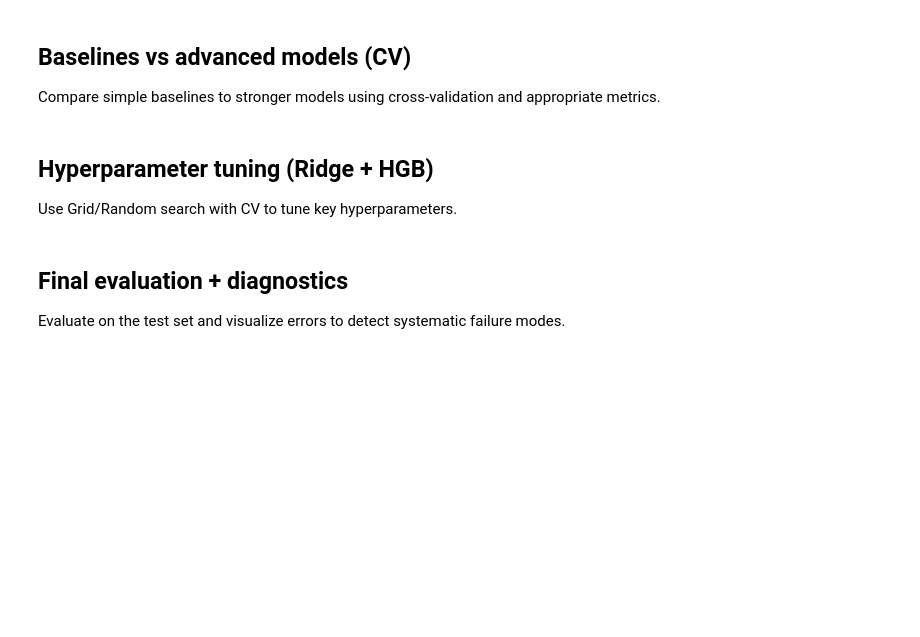
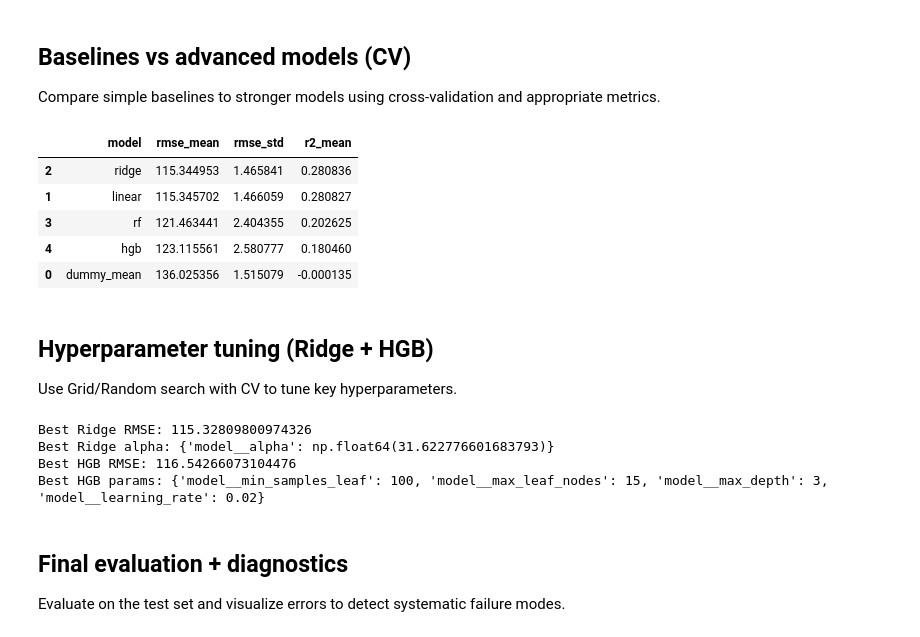
Before and after one commit to Brainfeed-1996/advanced-ml-mastery-collection, a Jupyter notebook: 01-Regression/Linear-Regression-Real-Estate.ipynb, the cells around one changed output. Drawn from its saved outputs; the diff is of its cells as text; code cells hidden in the pictures; blank space fills up the shorter version.

```diff
--- a/01-Regression/Linear-Regression-Real-Estate.ipynb
+++ b/01-Regression/Linear-Regression-Real-Estate.ipynb
@@ -115,35 +188,42 @@ preprocess = Pipeline(steps=[
     ('imputer', SimpleImputer(strategy='median')),
     ('scaler', StandardScaler()),
 ])
 
 ct = ColumnTransformer([('num', preprocess, num_cols)], remainder='drop')
 
 models = {
     'dummy_mean': DummyRegressor(strategy='mean'),
     'linear': LinearRegression(),
     'ridge': Ridge(alpha=1.0, random_state=SEED),
-    'rf': RandomForestRegressor(n_estimators=300, random_state=SEED, n_jobs=-1),
+    'rf': RandomForestRegressor(n_estimators=120, random_state=SEED, n_jobs=-1),
     'hgb': HistGradientBoostingRegressor(random_state=SEED),
 }
 
-cv = KFold(n_splits=5, shuffle=True, random_state=SEED)
+cv = KFold(n_splits=3, shuffle=True, random_state=SEED)
 
 scoring = {'rmse': 'neg_root_mean_squared_error', 'r2': 'r2'}
 
 rows = []
 for name, model in models.items():
     pipe = Pipeline([('prep', ct), ('model', model)])
     res = cross_validate(pipe, X_train, y_train, cv=cv, scoring=scoring, n_jobs=-1, return_train_score=False)
     rows.append({
         'model': name,
         'rmse_mean': -res['test_rmse'].mean(),
         'rmse_std': res['test_rmse'].std(),
         'r2_mean': res['test_r2'].mean(),
     })
 
 import pandas as pd
 cv_df = pd.DataFrame(rows).sort_values('rmse_mean')
 display(cv_df)
+# %% [output]
+|  | model | rmse_mean | rmse_std | r2_mean |
+| 2 | ridge | 115.344953 | 1.465841 | 0.280836 |
+| 1 | linear | 115.345702 | 1.466059 | 0.280827 |
+| 3 | rf | 121.463441 | 2.404355 | 0.202625 |
+| 4 | hgb | 123.115561 | 2.580777 | 0.180460 |
+| 0 | dummy_mean | 136.025356 | 1.515079 | -0.000135 |
 # %% [markdown]
 ## Hyperparameter tuning (Ridge + HGB)
 
@@ -152,7 +232,7 @@ Use Grid/Random search with CV to tune key hyperparameters.
 from sklearn.model_selection import GridSearchCV, RandomizedSearchCV
 
 ridge_pipe = Pipeline([('prep', ct), ('model', Ridge(random_state=SEED))])
-ridge_grid = {'model__alpha': np.logspace(-3, 3, 13)}
+ridge_grid = {'model__alpha': np.logspace(-3, 3, 9)}
 ridge_gs = GridSearchCV(ridge_pipe, ridge_grid, cv=cv, scoring='neg_root_mean_squared_error', n_jobs=-1)
 ridge_gs.fit(X_train, y_train)
 print('Best Ridge RMSE:', -ridge_gs.best_score_)
@@ -165,10 +245,15 @@ hgb_space = {
     'model__max_leaf_nodes': [15, 31, 63],
     'model__min_samples_leaf': [20, 50, 100],
 }
-hgb_rs = RandomizedSearchCV(hgb_pipe, hgb_space, n_iter=25, cv=cv, scoring='neg_root_mean_squared_error', n_jobs=-1, random_state=SEED)
+hgb_rs = RandomizedSearchCV(hgb_pipe, hgb_space, n_iter=10, cv=cv, scoring='neg_root_mean_squared_error', n_jobs=-1, random_state=SEED)
 hgb_rs.fit(X_train, y_train)
 print('Best HGB RMSE:', -hgb_rs.best_score_)
 print('Best HGB params:', hgb_rs.best_params_)
+# %% [output]
+Best Ridge RMSE: 115.32809800974326
+Best Ridge alpha: {'model__alpha': np.float64(31.622776601683793)}
+Best HGB RMSE: 116.54266073104476
+Best HGB params: {'model__min_samples_leaf': 100, 'model__max_leaf_nodes': 15, 'model__max_depth': 3, 'model__learning_rate': 0.02}
 # %% [markdown]
 ## Final evaluation + diagnostics
 
```
Also changed, not shown: parts of 5 cells of this notebook, 3 other files.
